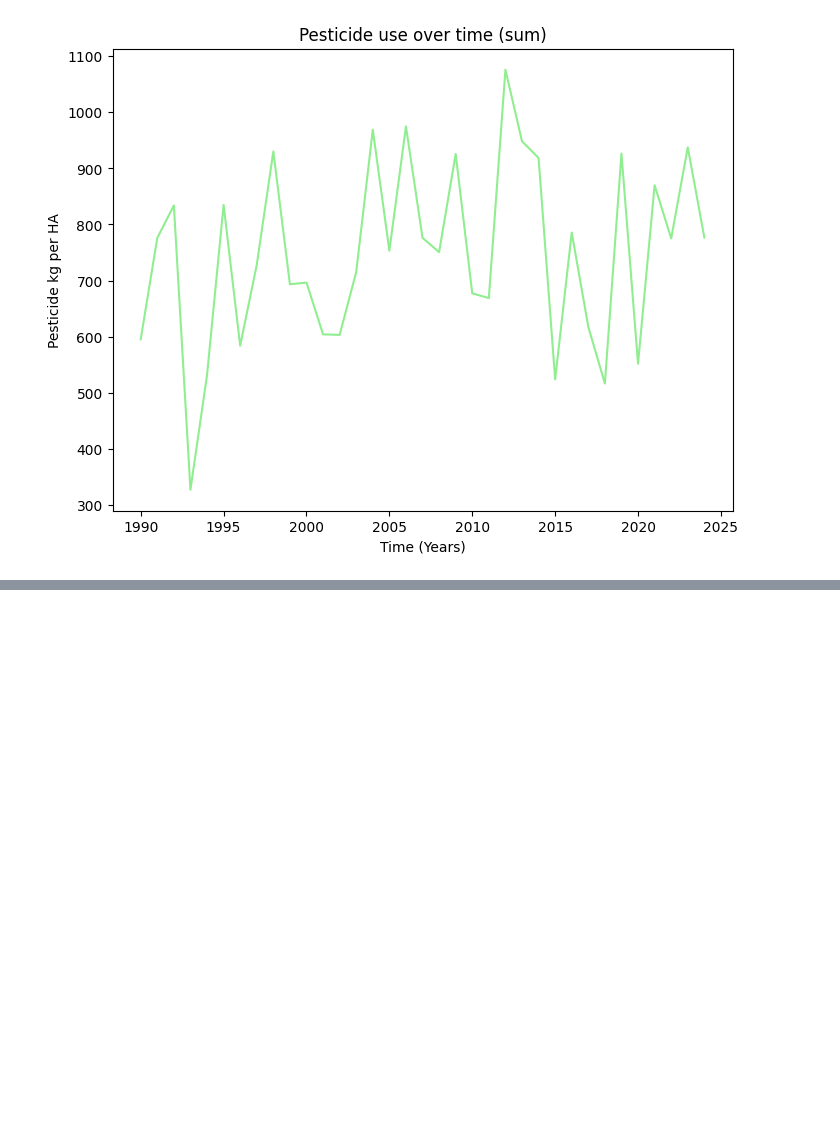
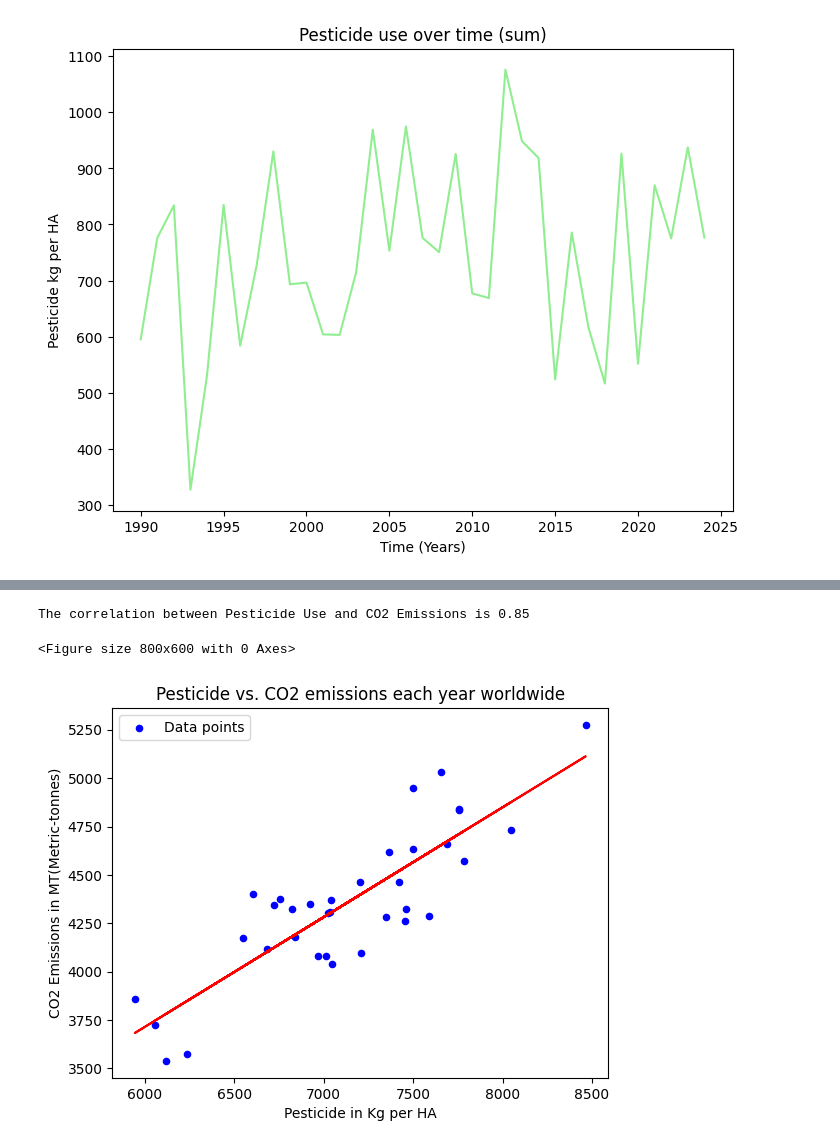
Before and after one commit to EdGonz44/Project-3, a Jupyter notebook: Reference_dfs.ipynb, the cells around one changed output, grey strips where cells are left out. Drawn from its saved outputs; the diff is of its cells as text; code cells hidden in the pictures; blank space fills up the shorter version.

```diff
--- a/Reference_dfs.ipynb
+++ b/Reference_dfs.ipynb
@@ -354,0 +355,35 @@ The correlation between Pesticide Use and CO2 Emissions is 0.68
+# %%
+#Creating scatter plot using summation of all country's pesticide use per year by all
+#country's co2 emissions per year
+simplified_ccI_sorted_df
+grouped_holder_world = simplified_ccI_sorted_df.groupby('Year').agg({'Pesticide_Use_KG_per_HA': 'sum',
+                                                             'CO2_Emissions_MT': 'sum'})
+world_grouped_df = grouped_holder_world.reset_index()
+# world_grouped_df
+
+#scatter plot of
+x_axis_world = world_grouped_df['Pesticide_Use_KG_per_HA']
+y_axis_world = world_grouped_df['CO2_Emissions_MT']
+
+correlation = st.pearsonr(x_axis_world,y_axis_world)
+print(f"The correlation between Pesticide Use and CO2 Emissions is {round(correlation[0],2)}")
+(slope, intercept, rvalue, pvalue, stderr) = linregress(x_axis_world, y_axis_world)
+regress_values = x_axis_world * slope + intercept
+line_eq = "y = " + str(round(slope,2)) + "x + " + str(round(intercept,2))
+
+plt.figure(figsize=(8,6))
+world_grouped_df.plot.scatter(x='Pesticide_Use_KG_per_HA',
+                             y='CO2_Emissions_MT', color='blue')
+plt.plot(x_axis_world,regress_values,"r-")
+plt.annotate(line_eq,(20,36),fontsize=15,color="red")
+
+plt.title('Pesticide vs. CO2 emissions each year worldwide')
+plt.xlabel('Pesticide in Kg per HA')
+plt.ylabel('CO2 Emissions in MT(Metric-tonnes)')
+
+plt.legend(['Data points'])
+plt.show()
+# %% [output]
+The correlation between Pesticide Use and CO2 Emissions is 0.85
+<Figure size 800x600 with 0 Axes>
+[figure, added]
```
Also changed, not shown: parts of 1 cell of this notebook.
